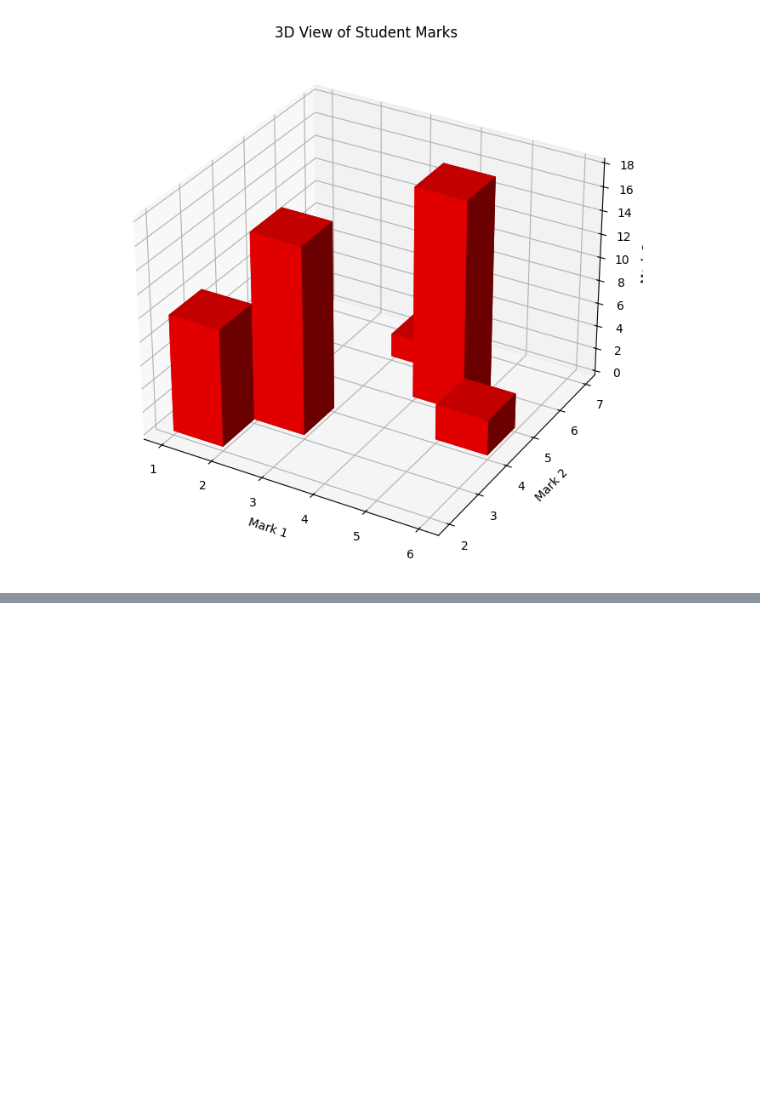
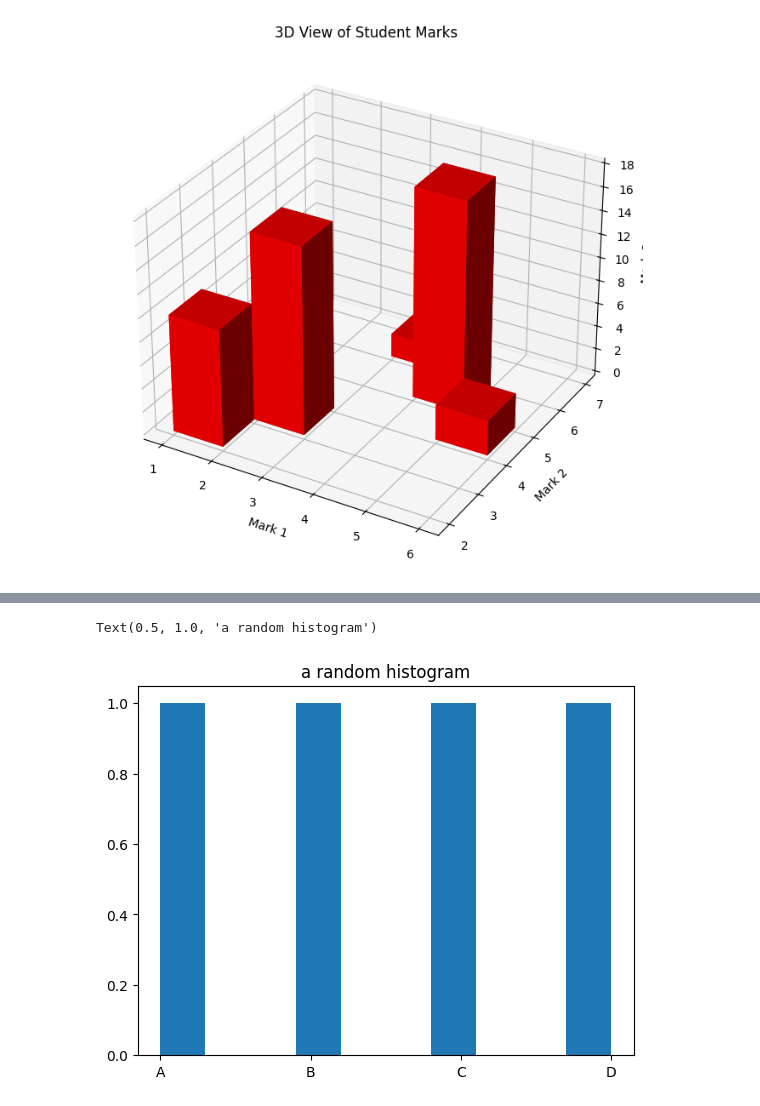
Before and after one commit to Avinash2003-11/Machine-learning, a Jupyter notebook: exp.ipynb, the cells around one changed output, grey strips where cells are left out. Cells and saved outputs as stored; diff of their text form; code cells hidden in the pictures; blank space fills up the shorter version.

```diff
--- a/exp.ipynb
+++ b/exp.ipynb
@@ -438,0 +479,6 @@ plt.show()
+# %%
+plt.hist(a)
+plt.title("a random histogram")
+# %% [output]
+Text(0.5, 1.0, 'a random histogram')
+[figure, added]
```
Also changed, not shown: parts of 5 cells of this notebook.
